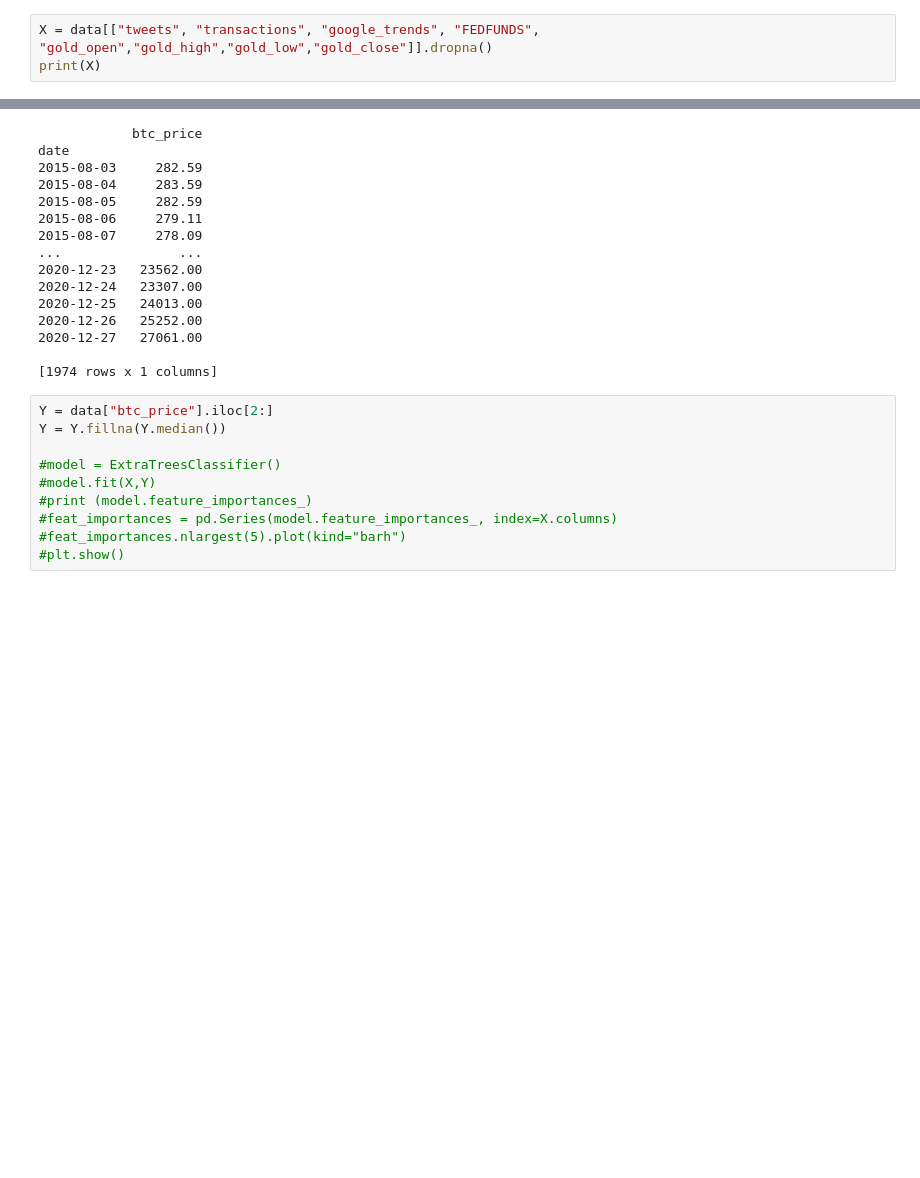
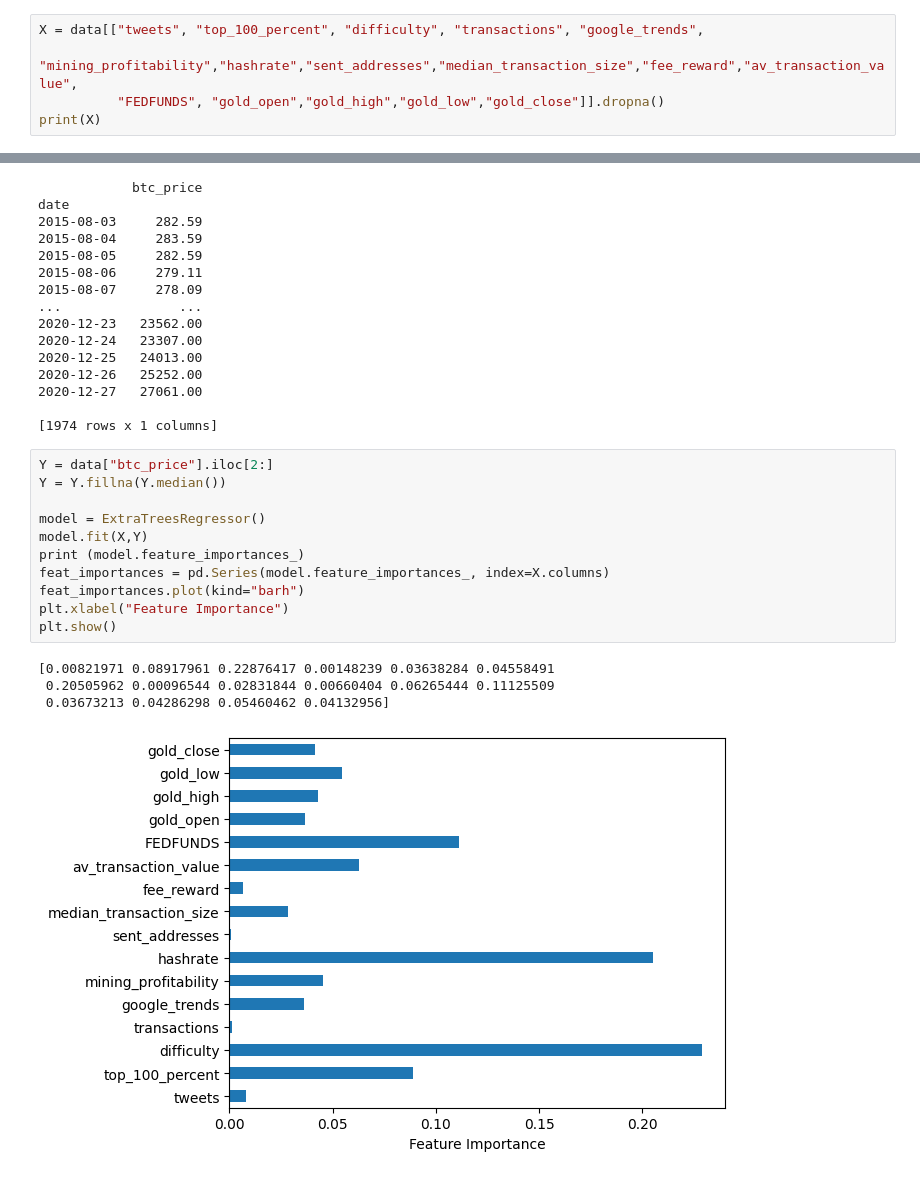
Before and after one commit to jose-fernando-1/Cryptocurrency, a Jupyter notebook: notebooks/Feature Importance.ipynb, the cells around one changed output, grey strips where cells are left out. Drawn from its saved outputs; the diff is of its cells as text; blank space fills up the shorter version.

Commit message:
Feature importance analysis

```diff
--- a/notebooks/Feature Importance.ipynb
+++ b/notebooks/Feature Importance.ipynb
@@ -21,6 +21,8 @@ data.head()
 # %% [markdown]
 Analyse the feature importance:
 # %%
-X = data[["tweets", "transactions", "google_trends", "FEDFUNDS", "gold_open","gold_high","gold_low","gold_close"]].dropna()
+X = data[["tweets", "top_100_percent", "difficulty", "transactions", "google_trends",
+          "mining_profitability","hashrate","sent_addresses","median_transaction_size","fee_reward","av_transaction_value",
+          "FEDFUNDS", "gold_open","gold_high","gold_low","gold_close"]].dropna()
 print(X)
 # %% [output]
@@ -63,10 +65,16 @@ date
 # %%
 Y = data["btc_price"].iloc[2:]
 Y = Y.fillna(Y.median())
 
-#model = ExtraTreesClassifier()
-#model.fit(X,Y)
-#print (model.feature_importances_)
-#feat_importances = pd.Series(model.feature_importances_, index=X.columns)
-#feat_importances.nlargest(5).plot(kind="barh")
-#plt.show()
+model = ExtraTreesRegressor()
+model.fit(X,Y)
+print (model.feature_importances_)
+feat_importances = pd.Series(model.feature_importances_, index=X.columns)
+feat_importances.plot(kind="barh")
+plt.xlabel("Feature Importance")
+plt.show()
+# %% [output]
+[0.00821971 0.08917961 0.22876417 0.00148239 0.03638284 0.04558491
+ 0.20505962 0.00096544 0.02831844 0.00660404 0.06265444 0.11125509
+ 0.03673213 0.04286298 0.05460462 0.04132956]
+[figure, added]
```
Also changed, not shown: parts of 4 cells of this notebook.
